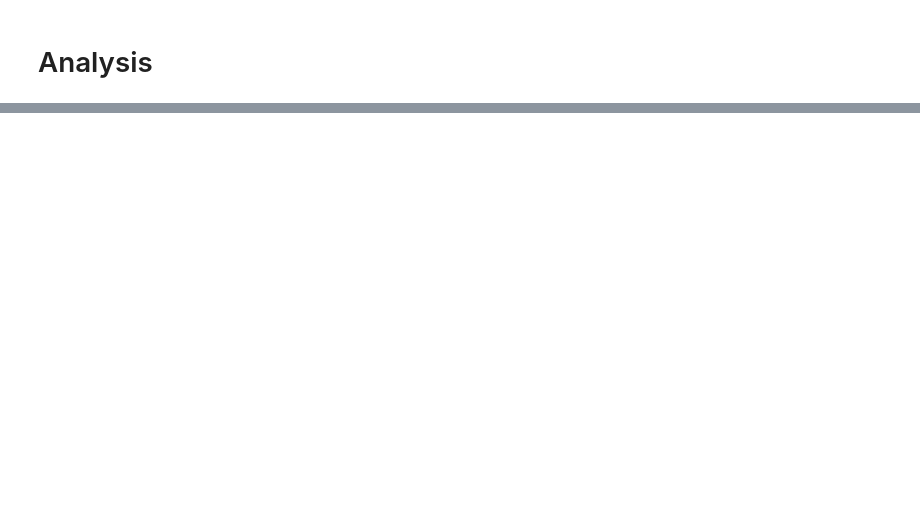
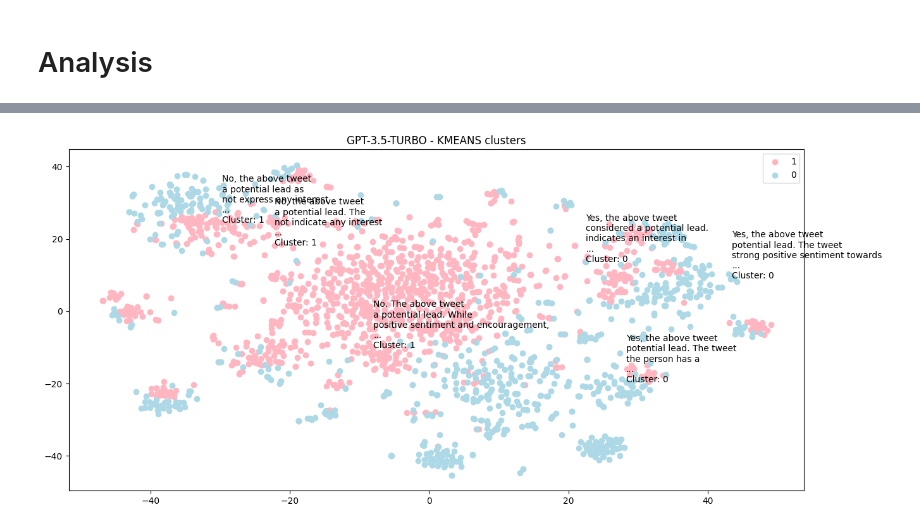
Before and after one commit to LoriTosoChef/msc-thesis-llm-clustering, a Jupyter notebook: clustering.ipynb, the cells around one changed output, grey strips where cells are left out. Cells and saved outputs as stored; diff of their text form; code cells hidden in the pictures; blank space fills up the shorter version.

```diff
--- a/clustering.ipynb
+++ b/clustering.ipynb
@@ -302,0 +360,17 @@ df_new['alpaca_dbscan'] = dbscan_clusters[1]
+# %%
+plot_clusters_2D(df=df_new,
+                 llm='gpt-3.5-turbo',
+                 cluster_algo='kmeans',
+                 text_col='output',
+                 n=6,
+                 save_fig=True,
+                 fig_name='comp_0-1-turbo-output',
+                 indices=[41,
+                          91,
+                          1825,
+                          57,
+                          812,
+                          1892],
+                 manual=True)
+# %% [output]
+[figure, added]
```
Also changed, not shown: parts of 13 cells of this notebook, 9 other files.
